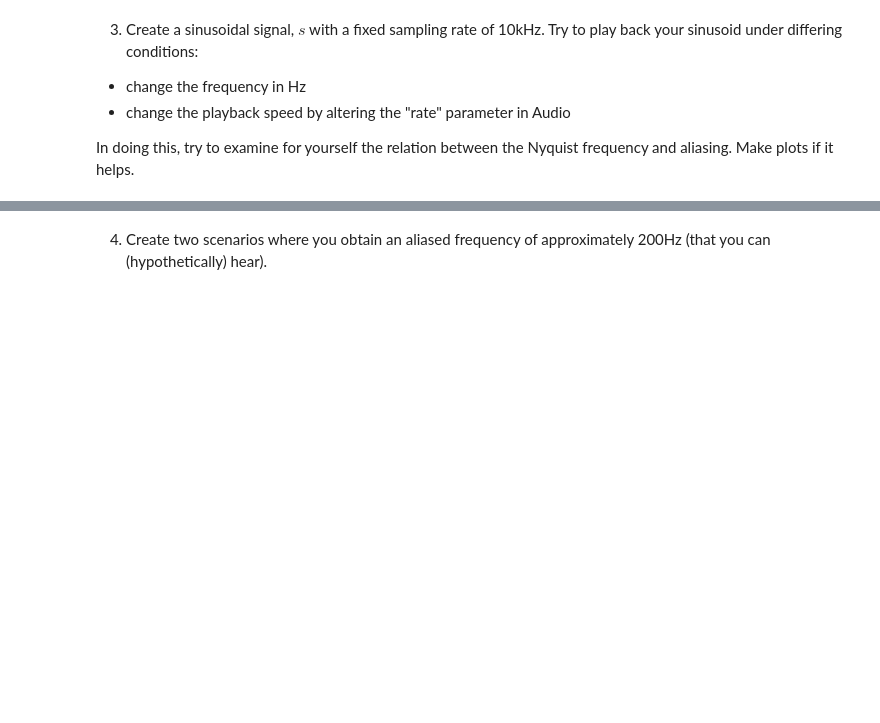
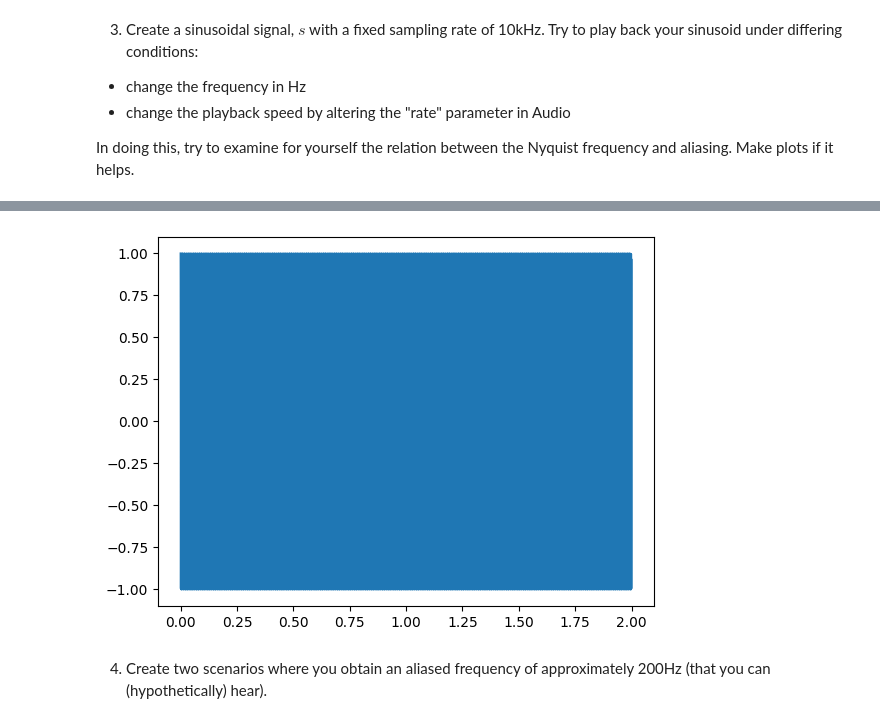
Before and after one commit to MrSesameSeed/AudioTechII, a Jupyter notebook: Activities/Activity2_sinusoidsFunctions.ipynb, the cells around one changed output, grey strips where cells are left out. Cells and saved outputs as stored; diff of their text form; code cells hidden in the pictures; blank space fills up the shorter version.

```diff
--- a/Activities/Activity2_sinusoidsFunctions.ipynb
+++ b/Activities/Activity2_sinusoidsFunctions.ipynb
@@ -90,3 +90,7 @@ Audio(x3, rate=44100)
 * change the playback speed by altering the "rate" parameter in Audio
 
 In doing this, try to examine for yourself the relation between the Nyquist frequency and aliasing. Make plots if it helps.
+# %%
+x = genSine(440, 0, 1, 10000, 2)
+Audio(x, rate=10000)
+# %% [output]
@@ -93,2 +98,3 @@ In doing this, try to examine for yourself the relation between the Nyquist freq
+[figure, added]
 # %% [markdown]
 4) Create two scenarios where you obtain an aliased frequency of approximately 200Hz (that you can (hypothetically) hear).
```
Also changed, not shown: parts of 9 cells of this notebook.
